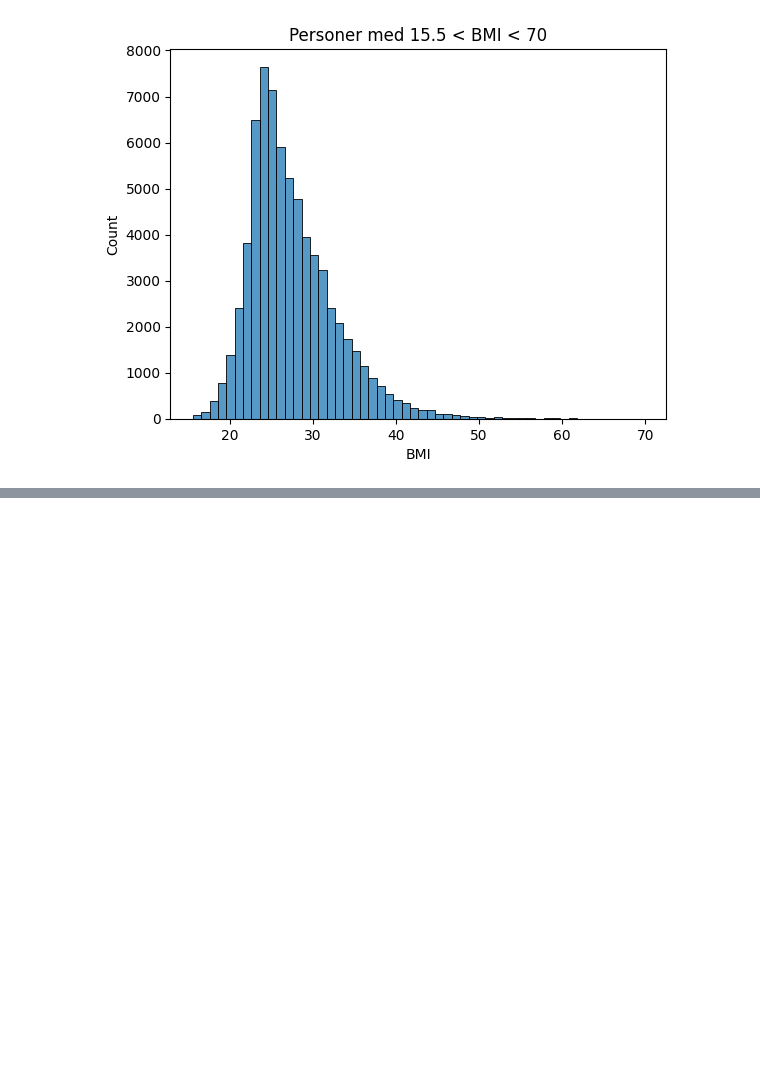
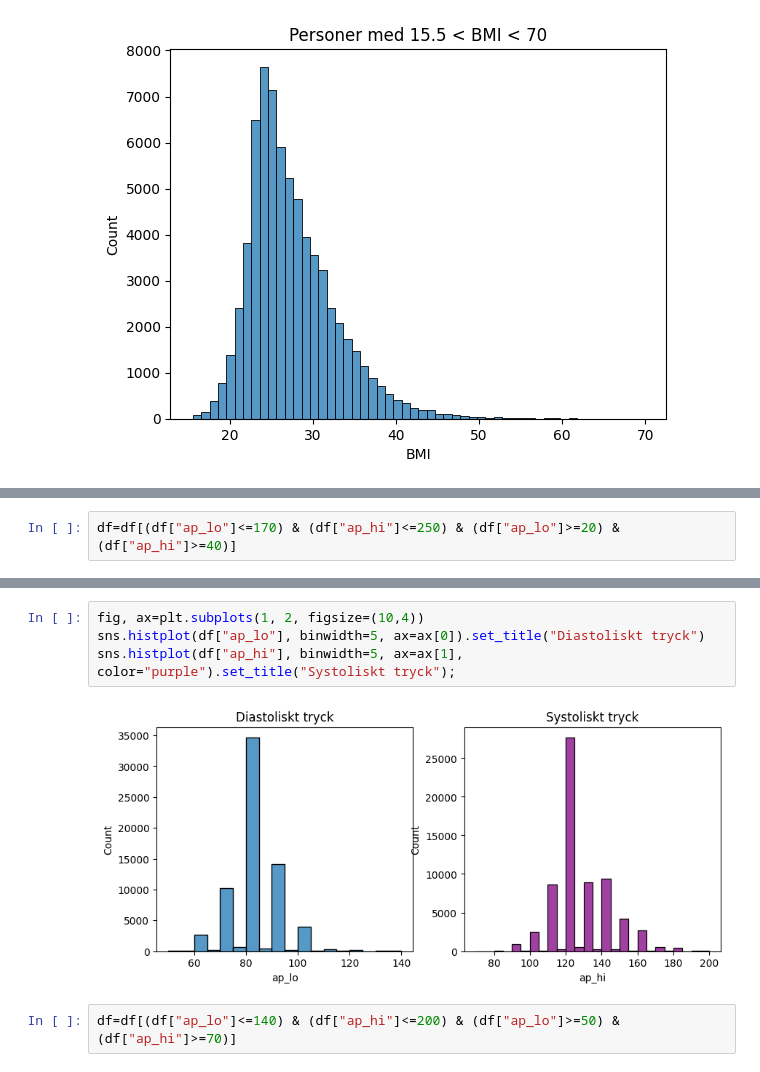
Before and after one commit to bearwinterfirth/medical, a Jupyter notebook: disease_prediction_2.ipynb, the cells around one changed output, grey strips where cells are left out. Drawn from its saved outputs; the diff is of its cells as text; blank space fills up the shorter version.

```diff
--- a/disease_prediction_2.ipynb
+++ b/disease_prediction_2.ipynb
@@ -123,0 +137,2 @@ Stored 'df' (DataFrame)
+# %%
+df=df[(df["ap_lo"]<=170) & (df["ap_hi"]<=250) & (df["ap_lo"]>=20) & (df["ap_hi"]>=40)]
@@ -123,0 +143,8 @@ Stored 'df' (DataFrame)
+# %%
+fig, ax=plt.subplots(1, 2, figsize=(10,4))
+sns.histplot(df["ap_lo"], binwidth=5, ax=ax[0]).set_title("Diastoliskt tryck")
+sns.histplot(df["ap_hi"], binwidth=5, ax=ax[1], color="purple").set_title("Systoliskt tryck");
+# %% [output]
+[figure, added]
+# %%
+df=df[(df["ap_lo"]<=140) & (df["ap_hi"]<=200) & (df["ap_lo"]>=50) & (df["ap_hi"]>=70)]
```
Also changed, not shown: parts of 19 cells of this notebook, 2 other files.
